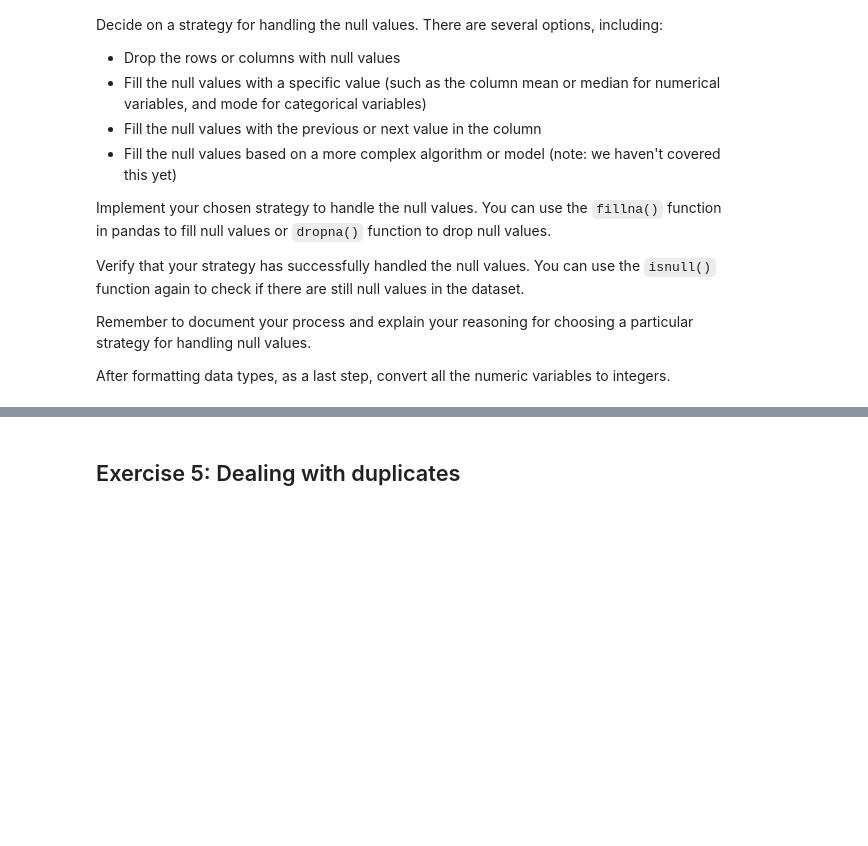
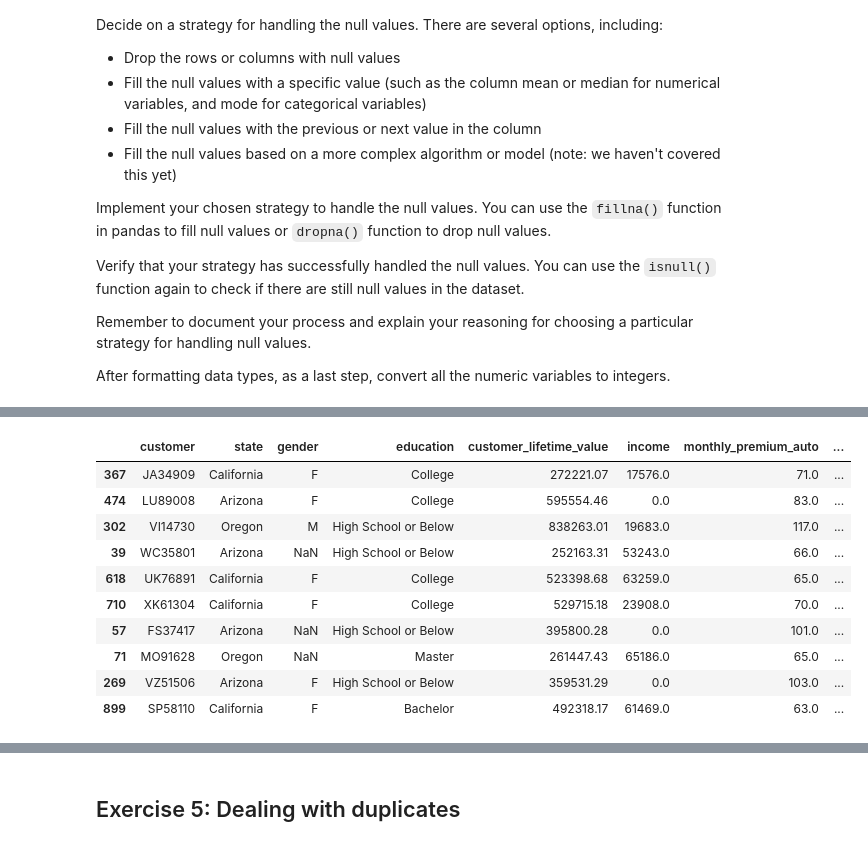
Before and after one commit to vestales/lab-dw-data-cleaning-and-formatting, a Jupyter notebook: lab-dw-data-cleaning-and-formatting.ipynb, the cells around one changed output, grey strips where cells are left out. Cells and saved outputs as stored; diff of their text form; code cells hidden in the pictures; blank space fills up the shorter version.

```diff
--- a/lab-dw-data-cleaning-and-formatting.ipynb
+++ b/lab-dw-data-cleaning-and-formatting.ipynb
@@ -168,0 +183,14 @@ After formatting data types, as a last step, convert all the numeric variables t
+# %%
+df.sample(10)
+# %% [output]
+|  | customer | state | gender | education | customer_lifetime_value | income | monthly_premium_auto | ... |
+| 367 | JA34909 | California | F | College | 272221.07 | 17576.0 | 71.0 | ... |
+| 474 | LU89008 | Arizona | F | College | 595554.46 | 0.0 | 83.0 | ... |
+| 302 | VI14730 | Oregon | M | High School or Below | 838263.01 | 19683.0 | 117.0 | ... |
+| 39 | WC35801 | Arizona | NaN | High School or Below | 252163.31 | 53243.0 | 66.0 | ... |
+| 618 | UK76891 | California | F | College | 523398.68 | 63259.0 | 65.0 | ... |
+| 710 | XK61304 | California | F | College | 529715.18 | 23908.0 | 70.0 | ... |
+| 57 | FS37417 | Arizona | NaN | High School or Below | 395800.28 | 0.0 | 101.0 | ... |
+| 71 | MO91628 | Oregon | NaN | Master | 261447.43 | 65186.0 | 65.0 | ... |
+| 269 | VZ51506 | Arizona | F | High School or Below | 359531.29 | 0.0 | 103.0 | ... |
+| 899 | SP58110 | California | F | Bachelor | 492318.17 | 61469.0 | 63.0 | ... |
```
Also changed, not shown: parts of 14 cells of this notebook, 1 other file.
